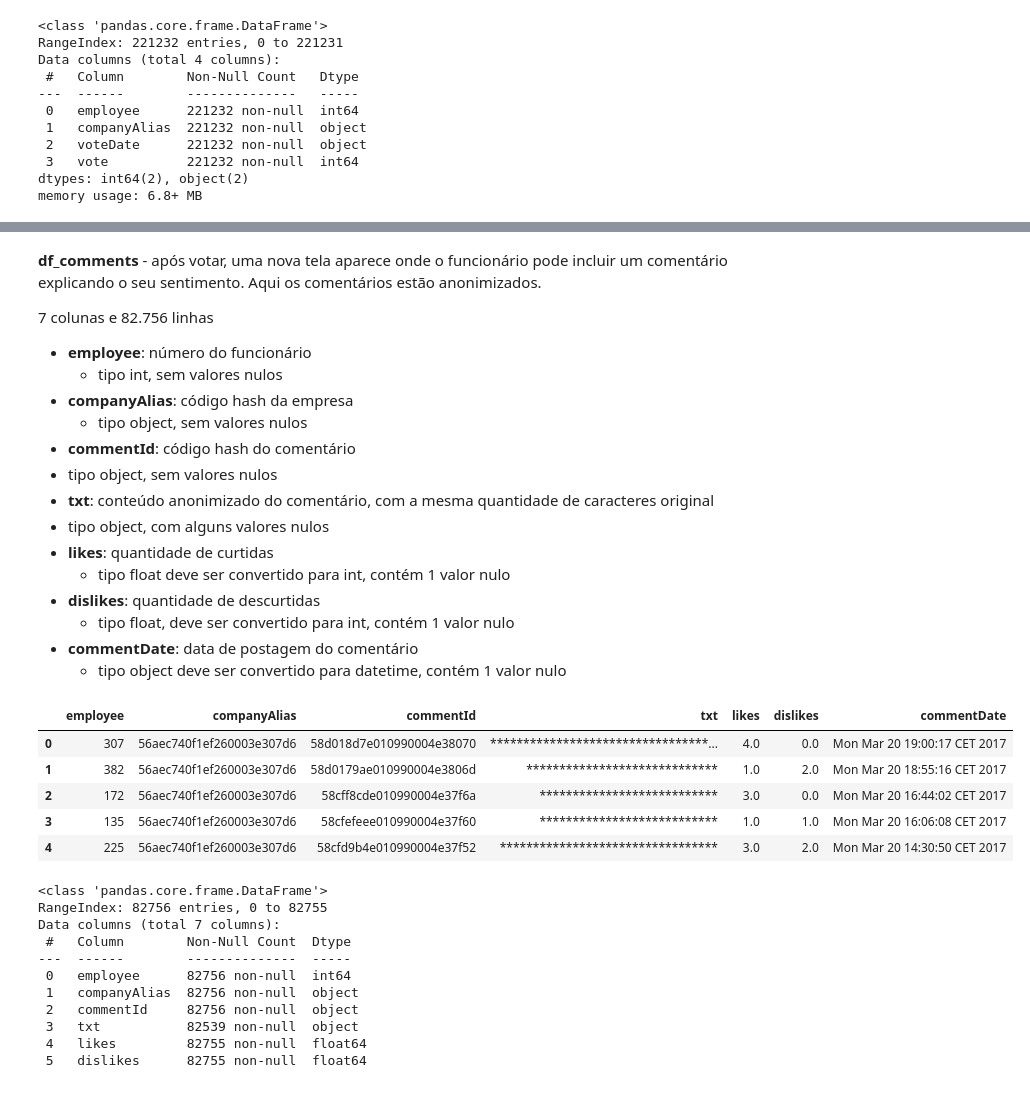
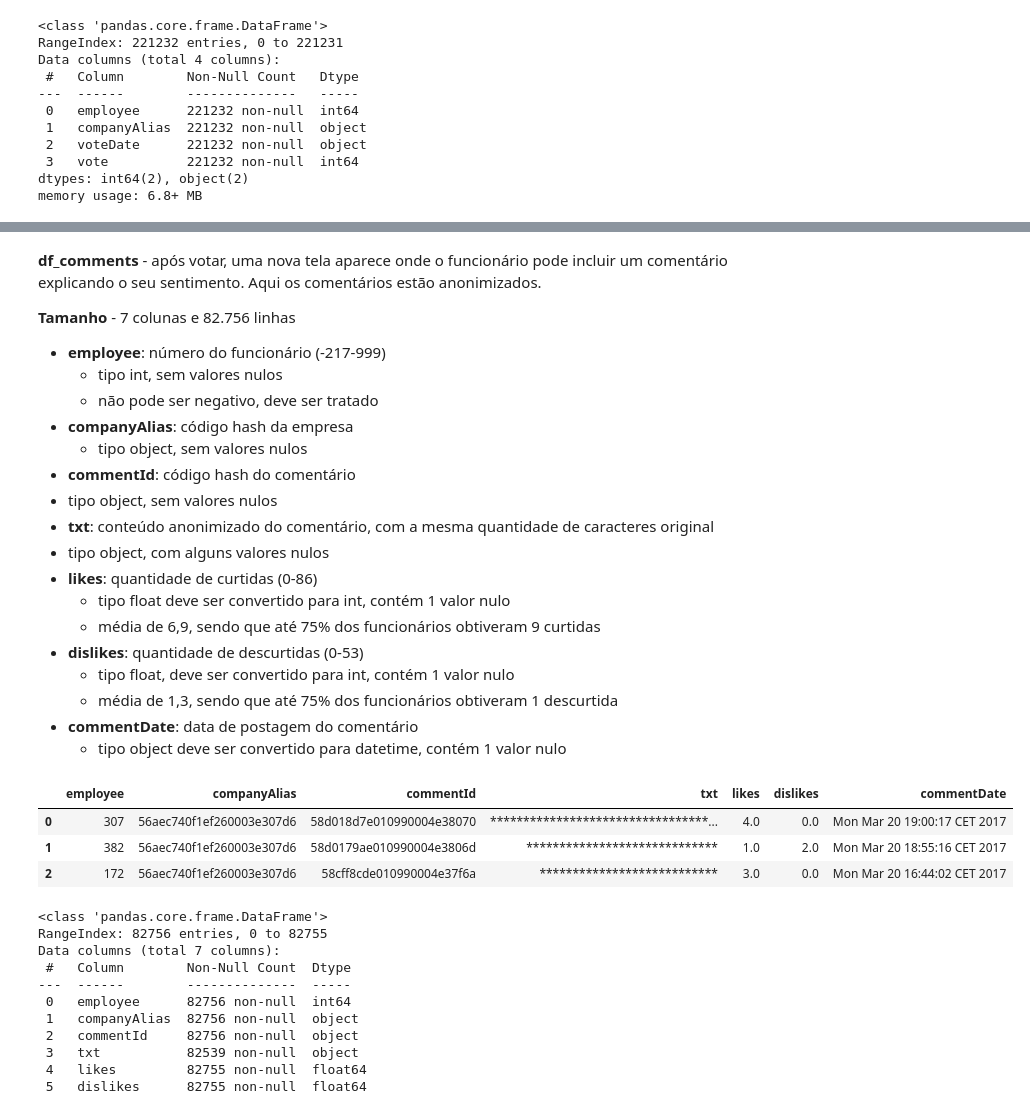
Before and after one commit to bruna-calistrate/DataWrangling-Case1, a Jupyter notebook: Case_1_Data_Wrangling_Daily_Happiness_&_Employee_Turnover.ipynb, the cells around one changed output, grey strips where cells are left out. Cells and saved outputs as stored; diff of their text form; code cells hidden in the pictures.

Commit message:
Conclusão Case 1

```diff
--- a/Case_1_Data_Wrangling_Daily_Happiness_&_Employee_Turnover.ipynb
+++ b/Case_1_Data_Wrangling_Daily_Happiness_&_Employee_Turnover.ipynb
@@ -78,32 +94,35 @@ memory usage: 6.8+ MB
 # %% [markdown]
 **df_comments** - após votar, uma nova tela aparece onde o funcionário pode incluir um comentário explicando o seu sentimento. Aqui os comentários estão anonimizados.
 
-7 colunas e 82.756 linhas
-* **employee**: número do funcionário
+**Tamanho** - 7 colunas e 82.756 linhas
+* **employee**: número do funcionário (-217-999)
   * tipo int, sem valores nulos
+  * não pode ser negativo, deve ser tratado
 * **companyAlias**: código hash da empresa
   * tipo object, sem valores nulos
 * **commentId**: código hash do comentário
  * tipo object, sem valores nulos
 * **txt**: conteúdo anonimizado do comentário, com a mesma quantidade de caracteres original
  * tipo object, com alguns valores nulos
-* **likes**: quantidade de curtidas
+* **likes**: quantidade de curtidas (0-86)
   * tipo float deve ser convertido para int, contém 1 valor nulo
-* **dislikes**: quantidade de descurtidas
+  * média de 6,9, sendo que até 75% dos funcionários obtiveram 9 curtidas
+* **dislikes**: quantidade de descurtidas (0-53)
   * tipo float, deve ser convertido para int, contém 1 valor nulo
+  * média de 1,3, sendo que até 75% dos funcionários obtiveram 1 descurtida
 * **commentDate**: data de postagem do comentário
   * tipo object deve ser convertido para datetime, contém 1 valor nulo
 # %%
-df_comments = pd.read_csv('https://raw.githubusercontent.com/bruna-calistrate/DataWrangling-Case1/main/comments_clean_anonimized.csv')
+df_comments = pd.read_csv(
+    'https://raw.githubusercontent.com/bruna-calistrate/DataWrangling-Case1/main/dados/comments_clean_anonimized.csv'
+    )
 
-df_comments.head()
+df_comments.head(3)
 # %% [output]
 |  | employee | companyAlias | commentId | txt | likes | dislikes | commentDate |
 | 0 | 307 | 56aec740f1ef260003e307d6 | 58d018d7e010990004e38070 | *********************************... | 4.0 | 0.0 | Mon Mar 20 19:00:17 CET 2017 |
 | 1 | 382 | 56aec740f1ef260003e307d6 | 58d0179ae010990004e3806d | ***************************** | 1.0 | 2.0 | Mon Mar 20 18:55:16 CET 2017 |
 | 2 | 172 | 56aec740f1ef260003e307d6 | 58cff8cde010990004e37f6a | *************************** | 3.0 | 0.0 | Mon Mar 20 16:44:02 CET 2017 |
-| 3 | 135 | 56aec740f1ef260003e307d6 | 58cfefeee010990004e37f60 | *************************** | 1.0 | 1.0 | Mon Mar 20 16:06:08 CET 2017 |
-| 4 | 225 | 56aec740f1ef260003e307d6 | 58cfd9b4e010990004e37f52 | ********************************* | 3.0 | 2.0 | Mon Mar 20 14:30:50 CET 2017 |
 # %%
 df_comments.info()
 # %% [output]
```
Also changed, not shown: parts of 188 cells of this notebook.
